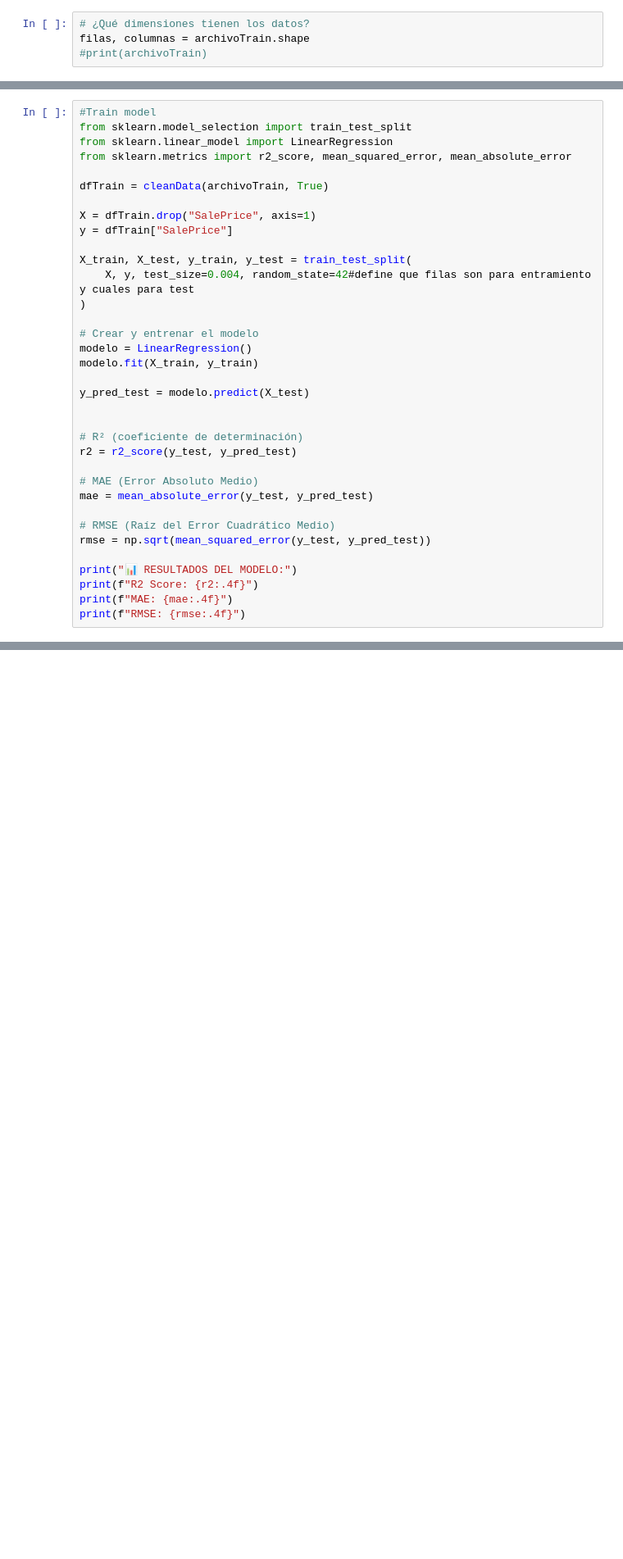
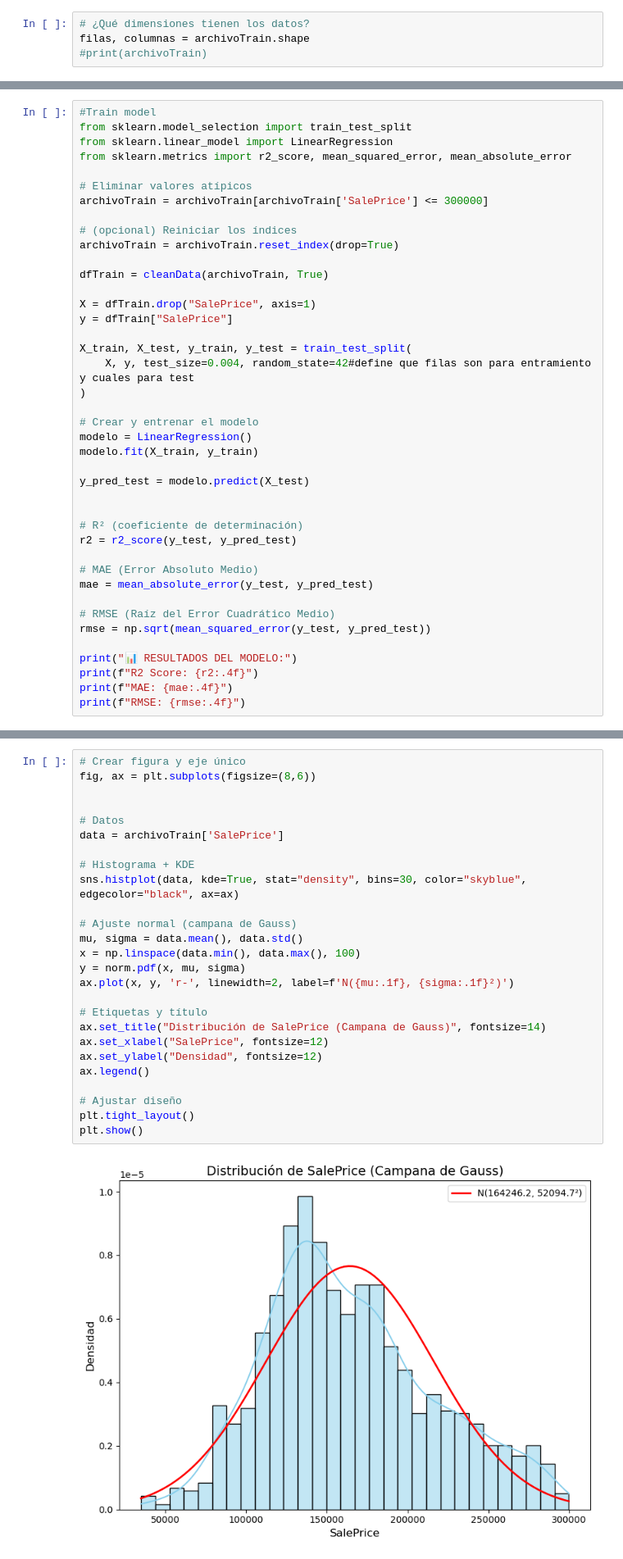
Before and after one commit to italoAGuevara/ELECTIVA-PROFESIONAL-III, a Jupyter notebook: Semana 6/house-prices-advanced-regression-techniques/taller.ipynb, the cells around one changed output, grey strips where cells are left out. Shown at 82% size. Drawn from its saved outputs; the diff is of its cells as text; blank space fills up the shorter version.

Commit message:
Remove untypical data

```diff
--- a/Semana 6/house-prices-advanced-regression-techniques/taller.ipynb
+++ b/Semana 6/house-prices-advanced-regression-techniques/taller.ipynb
@@ -399,6 +399,12 @@ def cleanData(archivo, isTrain):
 from sklearn.model_selection import train_test_split
 from sklearn.linear_model import LinearRegression
 from sklearn.metrics import r2_score, mean_squared_error, mean_absolute_error
+
+# Eliminar valores atípicos
+archivoTrain = archivoTrain[archivoTrain['SalePrice'] <= 300000]
+
+# (opcional) Reiniciar los índices
+archivoTrain = archivoTrain.reset_index(drop=True)
 
 dfTrain = cleanData(archivoTrain, True)
 
@@ -470,0 +465,28 @@ Archivo 'predicciones.xlsx' generado con éxito ✅
+# %%
+# Crear figura y eje único
+fig, ax = plt.subplots(figsize=(8,6))
+
+
+# Datos
+data = archivoTrain['SalePrice']
+
+# Histograma + KDE
+sns.histplot(data, kde=True, stat="density", bins=30, color="skyblue", edgecolor="black", ax=ax)
+
+# Ajuste normal (campana de Gauss)
+mu, sigma = data.mean(), data.std()
+x = np.linspace(data.min(), data.max(), 100)
+y = norm.pdf(x, mu, sigma)
+ax.plot(x, y, 'r-', linewidth=2, label=f'N({mu:.1f}, {sigma:.1f}²)')
+
+# Etiquetas y título
+ax.set_title("Distribución de SalePrice (Campana de Gauss)", fontsize=14)
+ax.set_xlabel("SalePrice", fontsize=12)
+ax.set_ylabel("Densidad", fontsize=12)
+ax.legend()
+
+# Ajustar diseño
+plt.tight_layout()
+plt.show()
+# %% [output]
+[figure, added]
```
Also changed, not shown: parts of 3 cells of this notebook, 3 other files.
